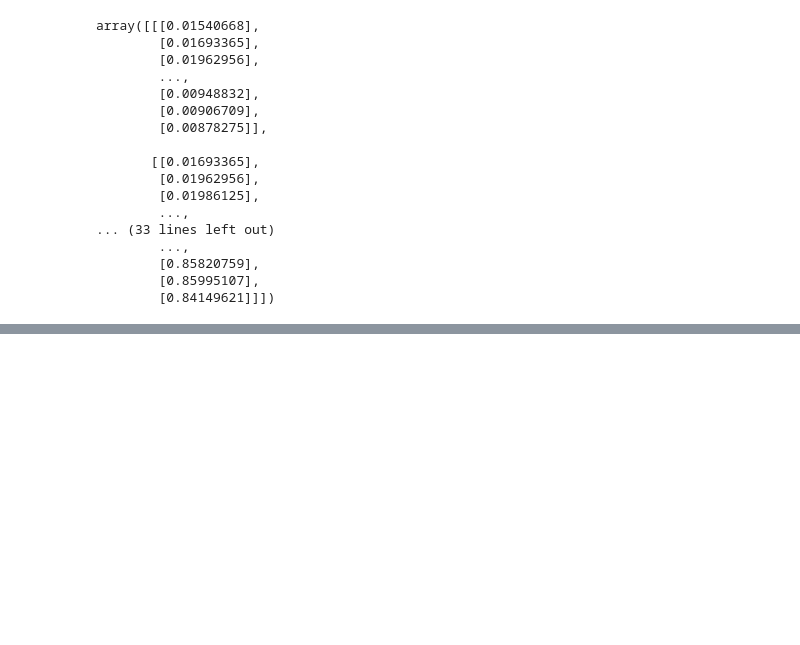
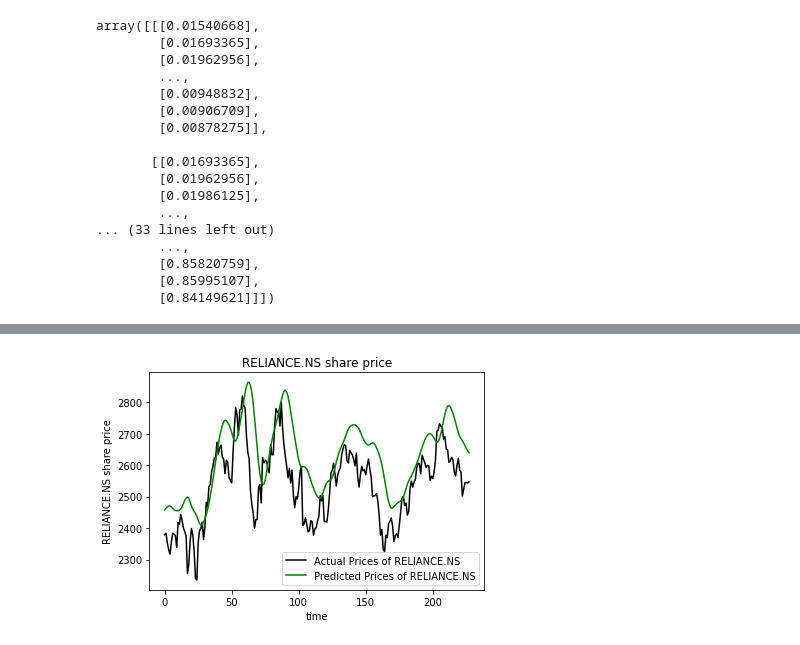
Before and after one commit to vedant202/Python-Finance-and-Stock-Market, a Jupyter notebook: Predicting stock price using LSTM.ipynb, the cells around one changed output, grey strips where cells are left out. Cells and saved outputs as stored; diff of their text form; code cells hidden in the pictures; blank space fills up the shorter version.

Commit message:
LSTM Model is added

```diff
--- a/Predicting stock price using LSTM.ipynb
+++ b/Predicting stock price using LSTM.ipynb
@@ -113,0 +160,6 @@ model = Sequential()
+# %%
+test_start = "2022-2-1"
+test_end = "2023-1-1"
+test_df = web.get_data_yahoo(company,start=test_start,end=test_end)
+actual_prices = test_df['Close'].values
+total_dataset = pd.concat((df['Close'],test_df['Close']),axis=0)
@@ -113,0 +178,4 @@ model = Sequential()
+# %%
+model_inputs = total_dataset[len(total_dataset) - len(test_df) - prediction_days:].values
+model_inputs = model_inputs.reshape(-1,1)
+model_inputs = scaler.transform(model_inputs)
@@ -113,0 +195,6 @@ model = Sequential()
+# %%
+x_test = []
+for i in range(prediction_days,len(model_inputs)):
+    x_test.append(model_inputs[i-prediction_days:i,0])
+x_test = np.array(x_test)
+x_test = np.reshape(x_test,(x_test.shape[0],x_test.shape[1],1))
@@ -113,0 +205,3 @@ model = Sequential()
+# %%
+predictd_prices = model.predict(x_test)
+predictd_prices = scaler.inverse_transform(predictd_prices)
@@ -113,0 +210,10 @@ model = Sequential()
+# %%
+plt.plot(actual_prices,color='black',label = f"Actual Prices of {company}")
+plt.plot(predictd_prices,color='green',label = f"Predicted Prices of {company}")
+plt.title(f"{company} share price")
+plt.xlabel("time")
+plt.ylabel(f"{company} share price")
+plt.legend()
+plt.show()
+# %% [output]
+[figure, added]
```
Also changed, not shown: parts of 8 cells of this notebook, 1 other file.
